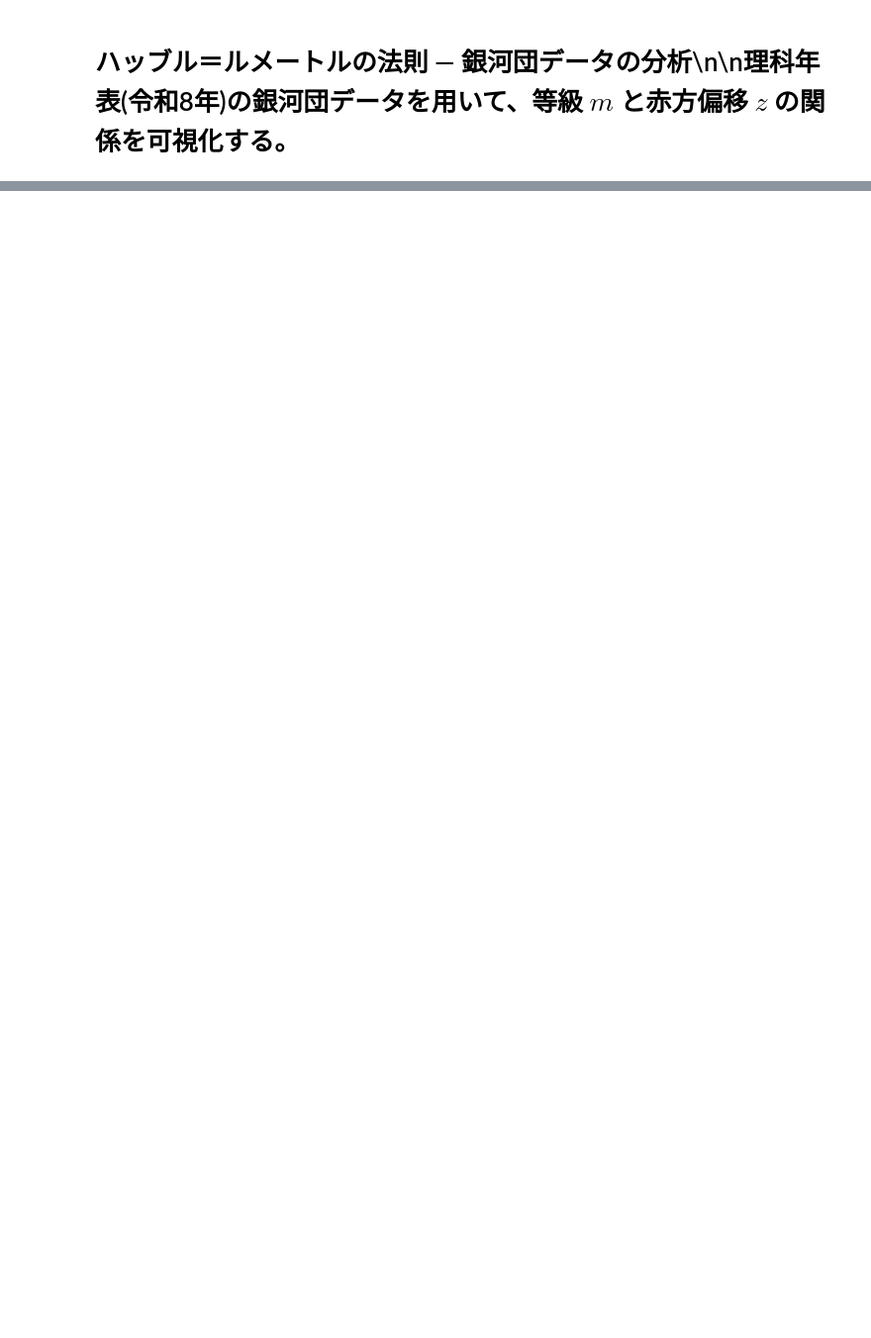
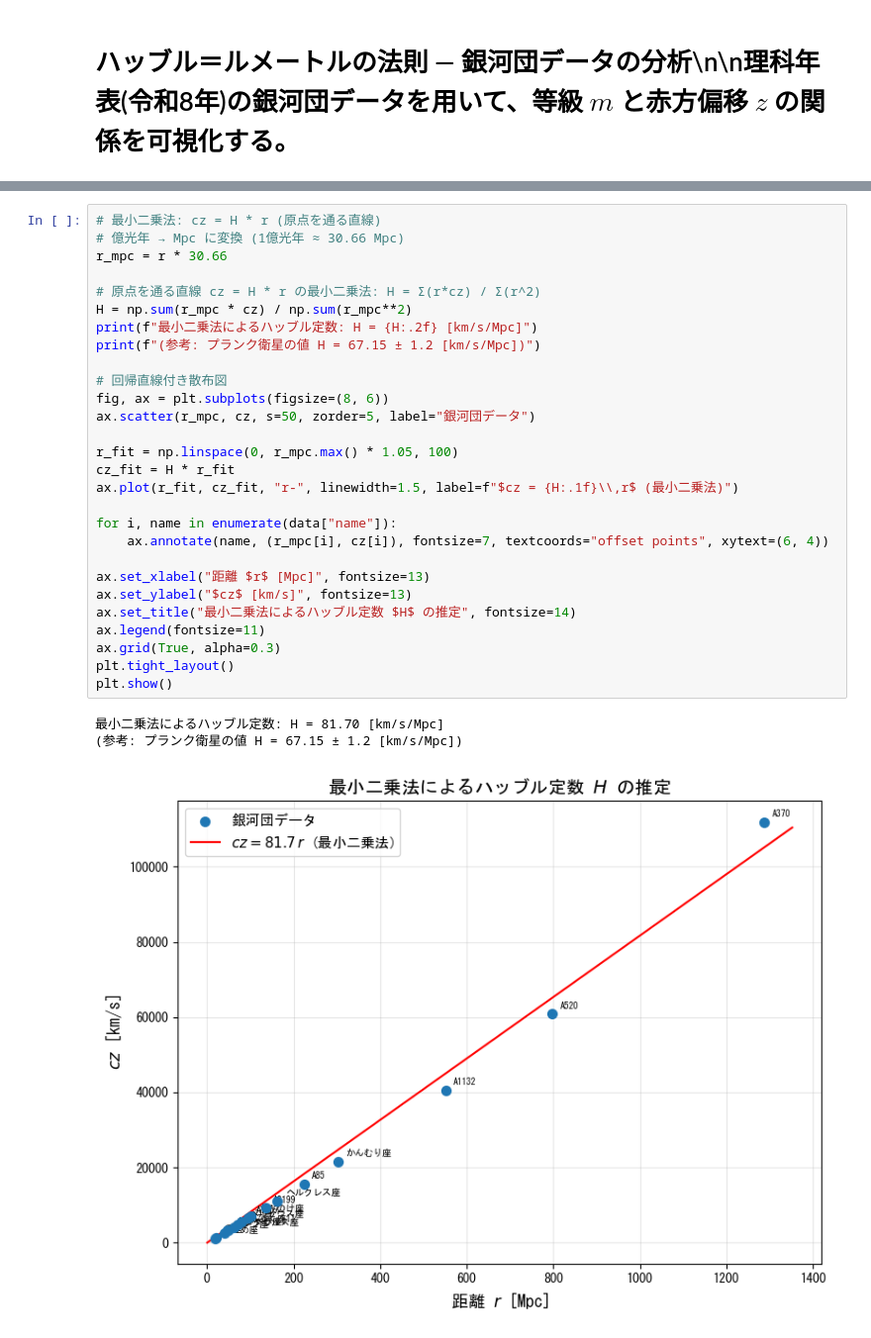
Before and after one commit to malibu-cola/malibu-cola.github.io, a Jupyter notebook: notebook/hubble_lemaître_analysis.ipynb, the cells around one changed output, grey strips where cells are left out. Shown at 99% size. Drawn from its saved outputs; the diff is of its cells as text; blank space fills up the shorter version.

```diff
--- a/notebook/hubble_lemaître_analysis.ipynb
+++ b/notebook/hubble_lemaître_analysis.ipynb
@@ -37,0 +94,32 @@ plt.show()
+# %%
+# 最小二乗法: cz = H * r (原点を通る直線)
+# 億光年 → Mpc に変換 (1億光年 ≈ 30.66 Mpc)
+r_mpc = r * 30.66
+
+# 原点を通る直線 cz = H * r の最小二乗法: H = Σ(r*cz) / Σ(r^2)
+H = np.sum(r_mpc * cz) / np.sum(r_mpc**2)
+print(f"最小二乗法によるハッブル定数: H = {H:.2f} [km/s/Mpc]")
+print(f"(参考: プランク衛星の値 H = 67.15 ± 1.2 [km/s/Mpc])")
+
+# 回帰直線付き散布図
+fig, ax = plt.subplots(figsize=(8, 6))
+ax.scatter(r_mpc, cz, s=50, zorder=5, label="銀河団データ")
+
+r_fit = np.linspace(0, r_mpc.max() * 1.05, 100)
+cz_fit = H * r_fit
+ax.plot(r_fit, cz_fit, "r-", linewidth=1.5, label=f"$cz = {H:.1f}\\,r$ (最小二乗法)")
+
+for i, name in enumerate(data["name"]):
+    ax.annotate(name, (r_mpc[i], cz[i]), fontsize=7, textcoords="offset points", xytext=(6, 4))
+
+ax.set_xlabel("距離 $r$ [Mpc]", fontsize=13)
+ax.set_ylabel("$cz$ [km/s]", fontsize=13)
+ax.set_title("最小二乗法によるハッブル定数 $H$ の推定", fontsize=14)
+ax.legend(fontsize=11)
+ax.grid(True, alpha=0.3)
+plt.tight_layout()
+plt.show()
+# %% [output]
+最小二乗法によるハッブル定数: H = 81.70 [km/s/Mpc]
+(参考: プランク衛星の値 H = 67.15 ± 1.2 [km/s/Mpc])
+[figure, added]
```
Also changed, not shown: parts of 4 cells of this notebook, 2 other files.
